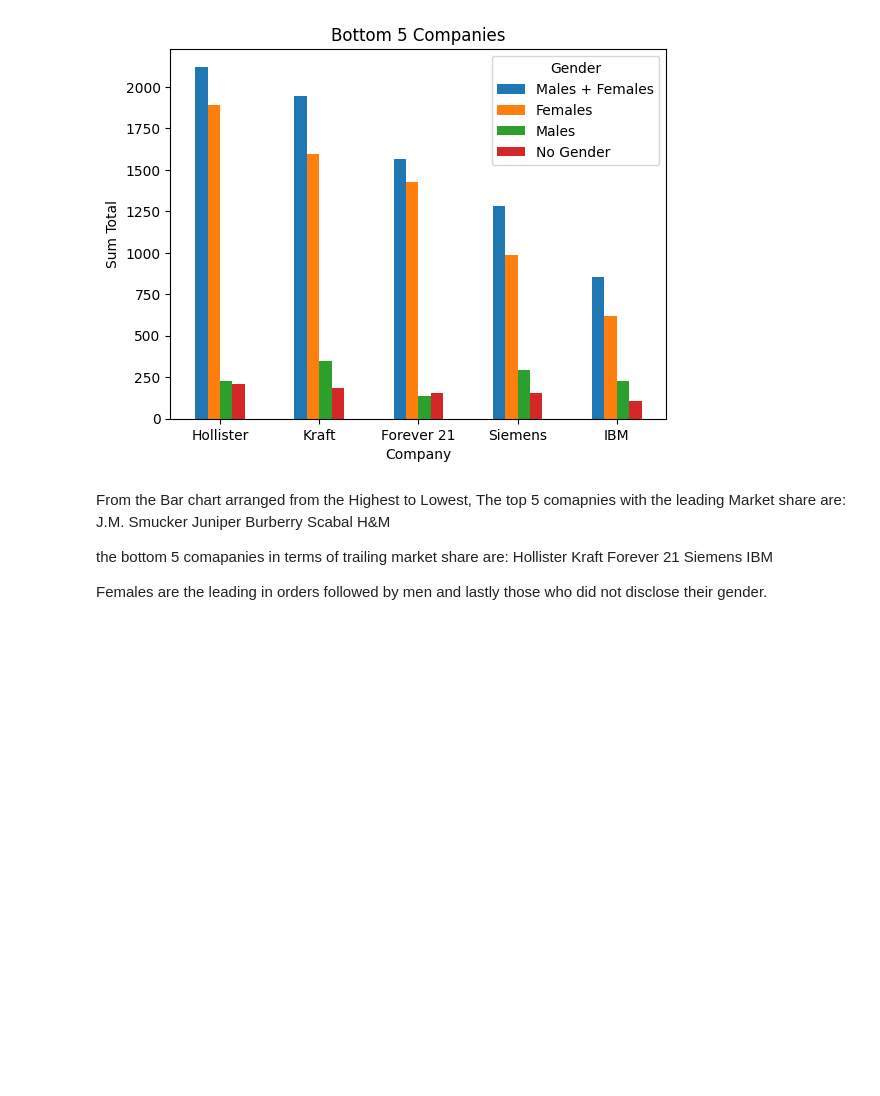
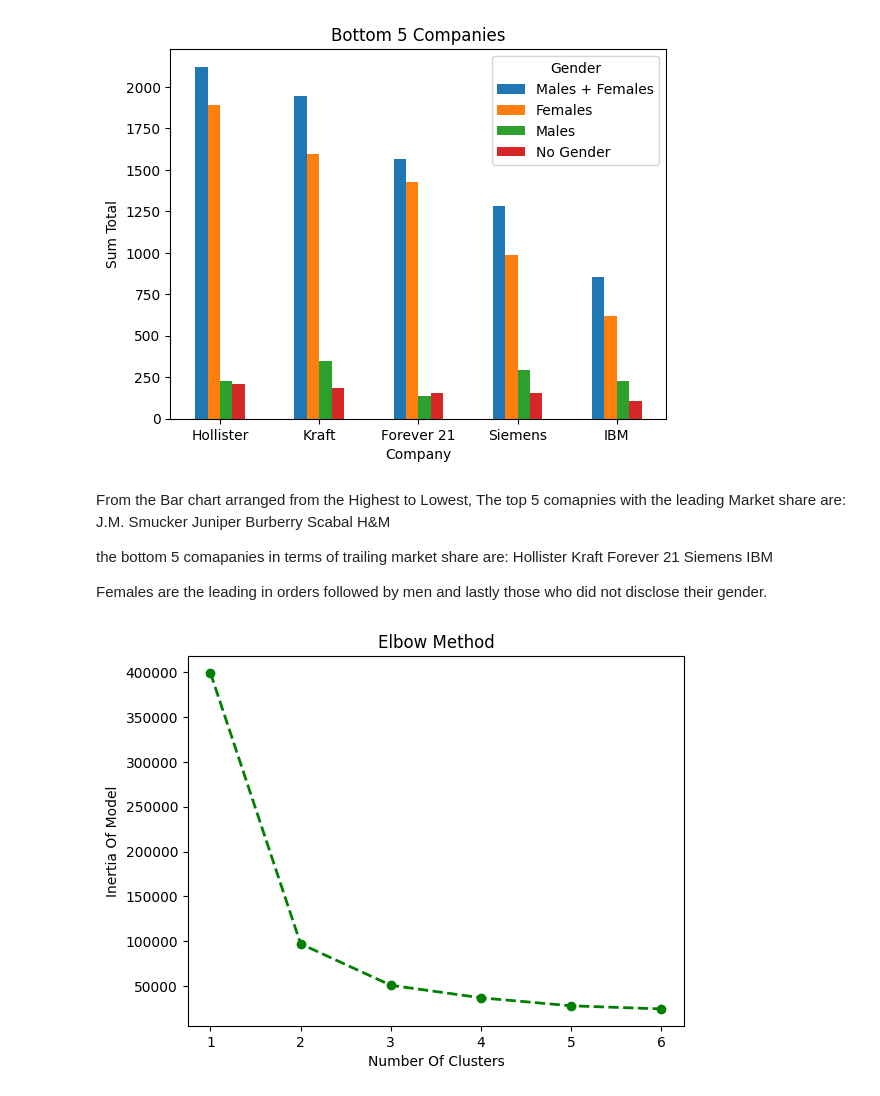
Before and after one commit to AllanMogley/12-Zidio-Projects, a Jupyter notebook: 01 - Projects/01 - Customer Segmentation/cleaner.ipynb, the cells around one changed output. Cells and saved outputs as stored; diff of their text form; code cells hidden in the pictures; blank space fills up the shorter version.

```diff
--- a/01 - Projects/01 - Customer Segmentation/cleaner.ipynb
+++ b/01 - Projects/01 - Customer Segmentation/cleaner.ipynb
@@ -129,4 +129,9 @@ df2 = df.copy()
 ord_enc = OrdinalEncoder()
 df2 = ord_enc.fit_transform(df[['Gender']])
 df3 = pd.DataFrame(df2, columns = ['Gender_Cat'])
-df = pd.concat([df, df3], axis = 1)
+df3 = pd.merge(left = df3, right = df['Orders'],
+               left_index = True, right_index = True)
+
+
+
+x = df3.values
@@ -143,20 +140,25 @@ x = Metrics.values
 # KMEANS CLUSTERING
 # ------------------------------------------------------------------
 
+# Extract Values from DF3
+x = df3.values
+
 wcss = []
 
-for i in range (1, 11):
+for i in range (1, 7):
     kmeans = KMeans(n_clusters = i, init = 'k-means++', random_state = 42)
     kmeans.fit(x)
     wcss.append(kmeans.inertia_)
 # %%
 # plot an elbow graph
-plt.plot(range(1,11),wcss,color='green', marker='o',
+plt.plot(range(1,7),wcss,color='green', marker='o',
          linestyle='dashed',linewidth=2, markersize=6)
 plt.title("Elbow Method")
 plt.xlabel("Number Of Clusters")
 plt.ylabel("Inertia Of Model")
 plt.show()
+# %% [output]
+[figure, added]
 # %%
 # ------------------------------------------------------------------
 # ENCODE CATEGORICAL VALUES IN THE GENDER COLUMN -> ONE HOT ENCODER
```
Also changed, not shown: parts of 1 cell of this notebook.
